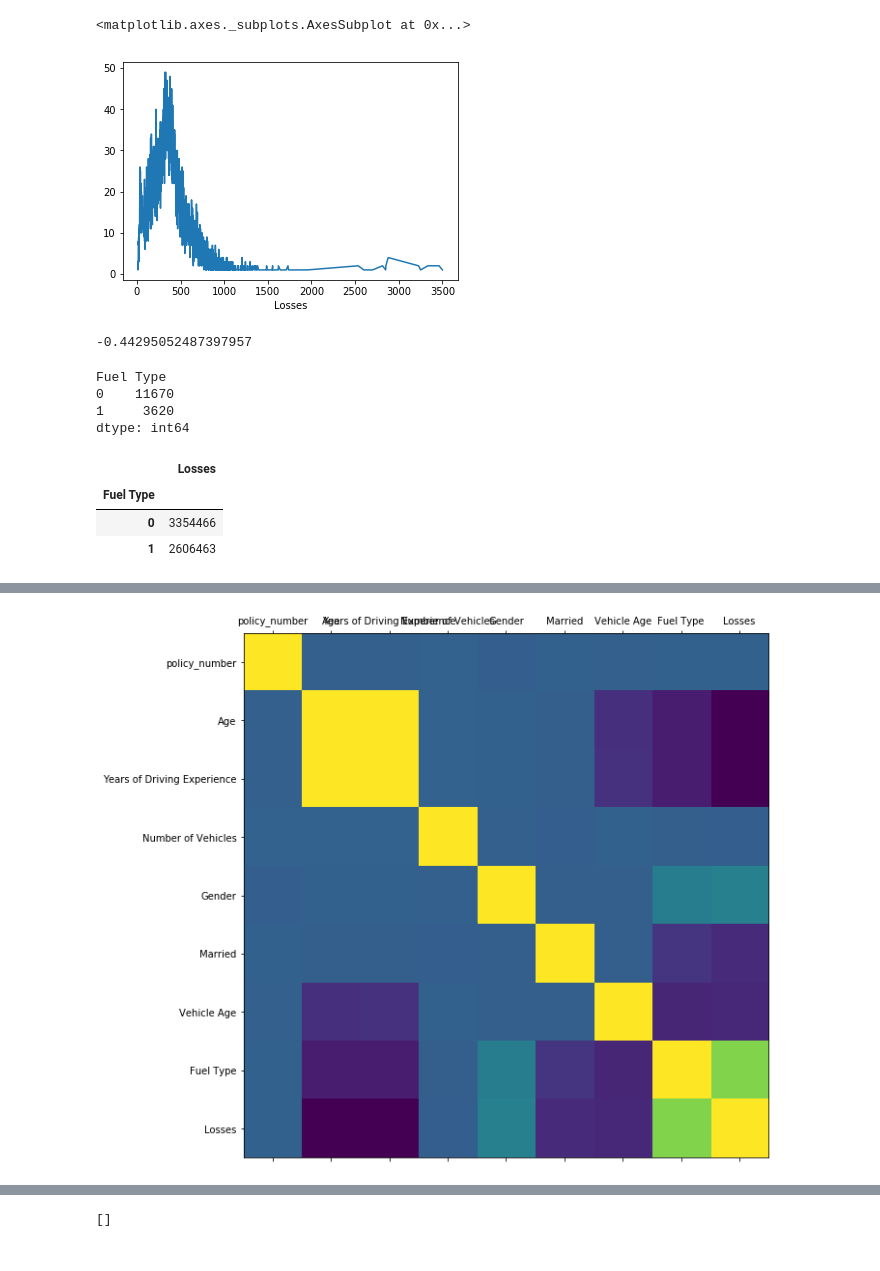
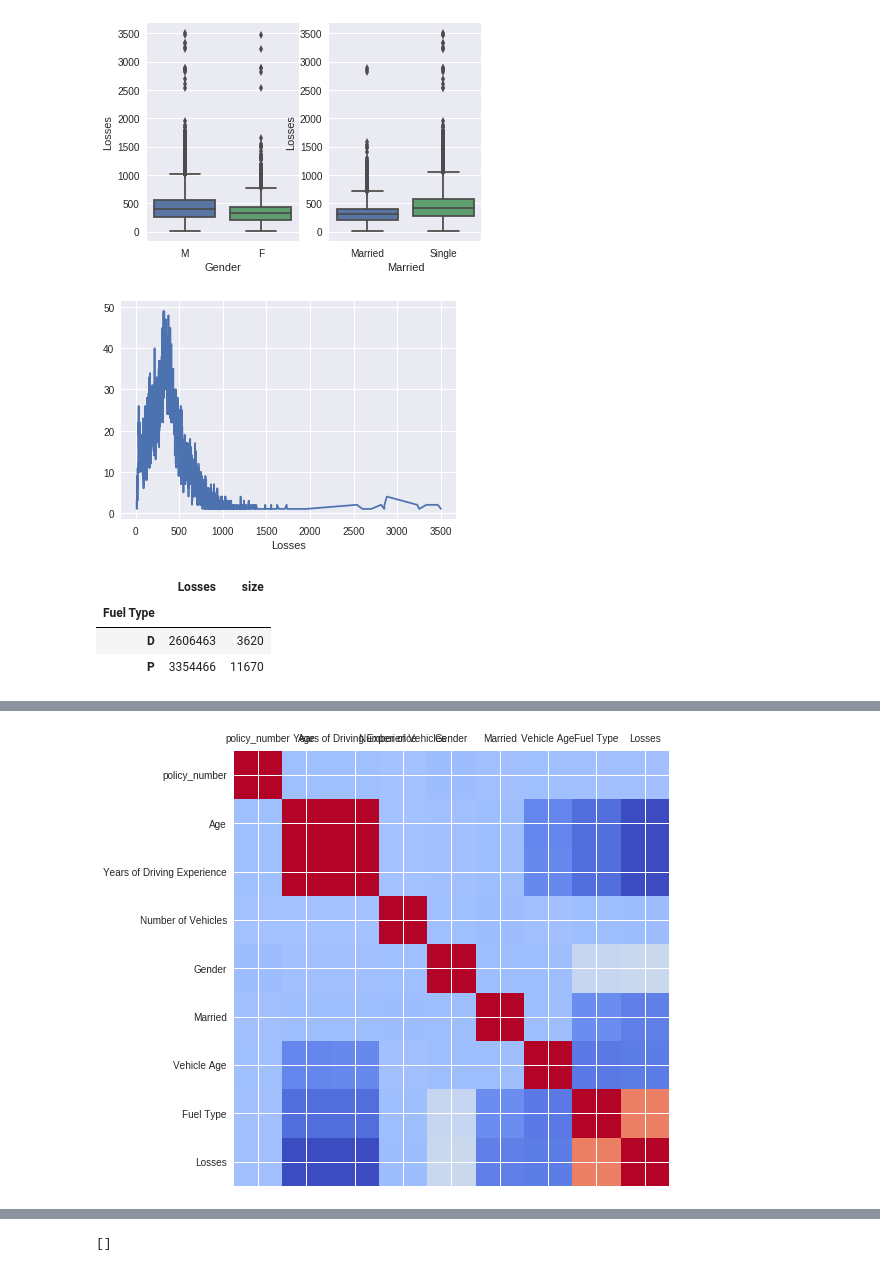
Before and after one commit to data-alchemists/alchemists-book-of-datasets, a Jupyter notebook: udemy_insurance_analysis/P_Insurance.ipynb, the cells around one changed output, grey strips where cells are left out. Drawn from its saved outputs; the diff is of its cells as text; code cells hidden in the pictures.

```diff
--- a/udemy_insurance_analysis/P_Insurance.ipynb
+++ b/udemy_insurance_analysis/P_Insurance.ipynb
@@ -9,5 +16,6 @@ wget --quiet --output-document test.csv 'https://drive.google.com/uc?authuser=0&
 # %%
-df = pd.read_csv('test.csv')
+# turning the csv into a dataframe and renaming policy_number to be easier to use
+df = pd.read_csv('insurance_losses.csv')
 df = df.rename(columns={
     'Policy Number': 'policy_number'
 })
@@ -67,45 +60,46 @@ df['Age'].count()
+# %%
+#@title Boxplot with Losses by Gender and by Married
+fig, ax =plt.subplots(1,2)
+sns.boxplot(df['Gender'],df['Losses'], ax=ax[0])
+sns.boxplot(df['Married'], df['Losses'] ,ax=ax[1])
+fig.show()
+# %% [output]
+[figure, added]
 # %%
 df.groupby(['Losses']).size().plot()
+plt.show()
 # %% [output]
-<matplotlib.axes._subplots.AxesSubplot at 0x...>
-[figure, old version]
+[figure, new version]
-# %%
-df = df.replace('F', 0).replace('M', 1).replace('P', 0).replace('D', 1)
-# %%
-df['Age'].corr(df['Losses'])
-# %% [output]
--0.44295052487397957
 # %%
-# 287 720
-print(df.groupby('Fuel Type').size())
-df[['Fuel Type', 'Losses']].groupby('Fuel Type').sum()
+# 0 = P and 1 = D
+
+losses_by_fuel = df[['Fuel Type', 'Losses']].groupby('Fuel Type').sum()
+losses_by_fuel['size'] = df.groupby('Fuel Type').size()
+losses_by_fuel
 # %% [output]
-Fuel Type
-0    11670
-1     3620
-dtype: int64
-|  | Losses |
-| Fuel Type |  |
-| 0 | 3354466 |
-| 1 | 2606463 |
+|  | Losses | size |
+| Fuel Type |  |  |
+| D | 2606463 | 3620 |
+| P | 3354466 | 11670 |
 # %%
-df = df.replace('Married', 1).replace('Single', 0)
+# Replacing non numeric data to 0 and 1 to find correlation between them
+df = df.replace('Married', 1).replace('Single', 0).replace('F', 0).replace('M', 1).replace('P', 0).replace('D', 1)
 corr = df.corr()
 
-fig, ax = plt.subplots(figsize=(10, 10))
-ax.matshow(corr)
+fig, ax = plt.subplots(figsize=(8, 8))
+ax.matshow(corr, cmap='coolwarm')
 plt.xticks(range(len(corr.columns)), corr.columns)
 plt.yticks(range(len(corr.columns)), corr.columns)
 corr.style.background_gradient(cmap='coolwarm').set_precision(2)
 # %% [output]
 |  | policy_number | Age | Years of Driving Experience | Number of Vehicles | Gender | Married | Vehicle Age | ... |
 | policy_number | 1 | 0.00066 | 0.0013 | 0.013 | -0.0092 | 0.0051 | -0.0013 | ... |
 | Age | 0.00066 | 1 | 1 | 0.0084 | 0.0054 | -0.0043 | -0.24 | ... |
 | Years of Driving Experience | 0.0013 | 1 | 1 | 0.0085 | 0.0074 | -0.005 | -0.24 | ... |
 | Number of Vehicles | 0.013 | 0.0084 | 0.0085 | 1 | -0.0012 | -0.0095 | 0.0059 | ... |
 | Gender | -0.0092 | 0.0054 | 0.0074 | -0.0012 | 1 | -0.008 | -0.0035 | ... |
 | Married | 0.0051 | -0.0043 | -0.005 | -0.0095 | -0.008 | 1 | -0.0083 | ... |
 | Vehicle Age | -0.0013 | -0.24 | -0.24 | 0.0059 | -0.0035 | -0.0083 | 1 | ... |
 | Fuel Type | 0.0024 | -0.33 | -0.33 | -0.0034 | 0.17 | -0.22 | -0.29 | ... |
 | Losses | 0.0046 | -0.44 | -0.44 | -0.012 | 0.18 | -0.27 | -0.27 | ... |
-[figure, old version]
+[figure, new version]
```
Also changed, not shown: parts of 32 cells of this notebook.
